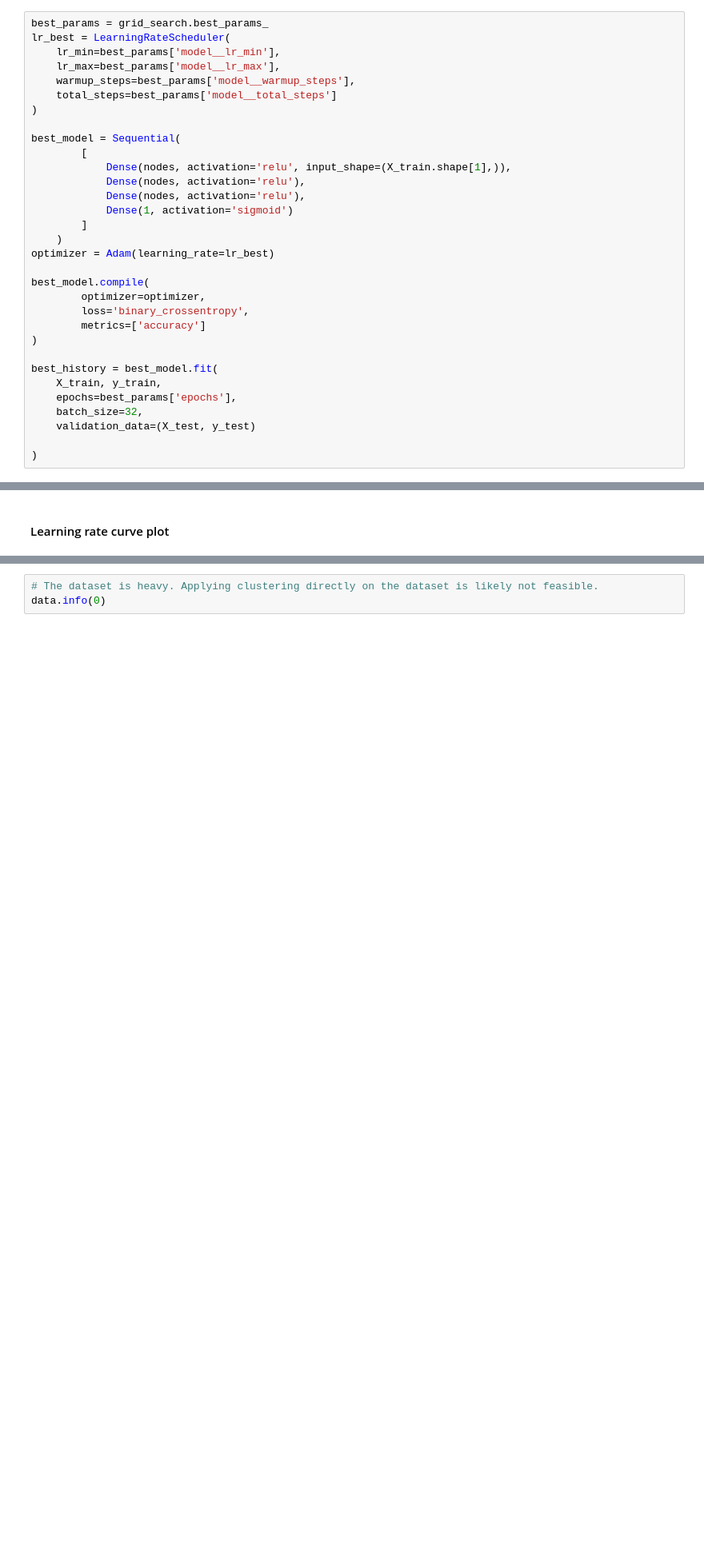
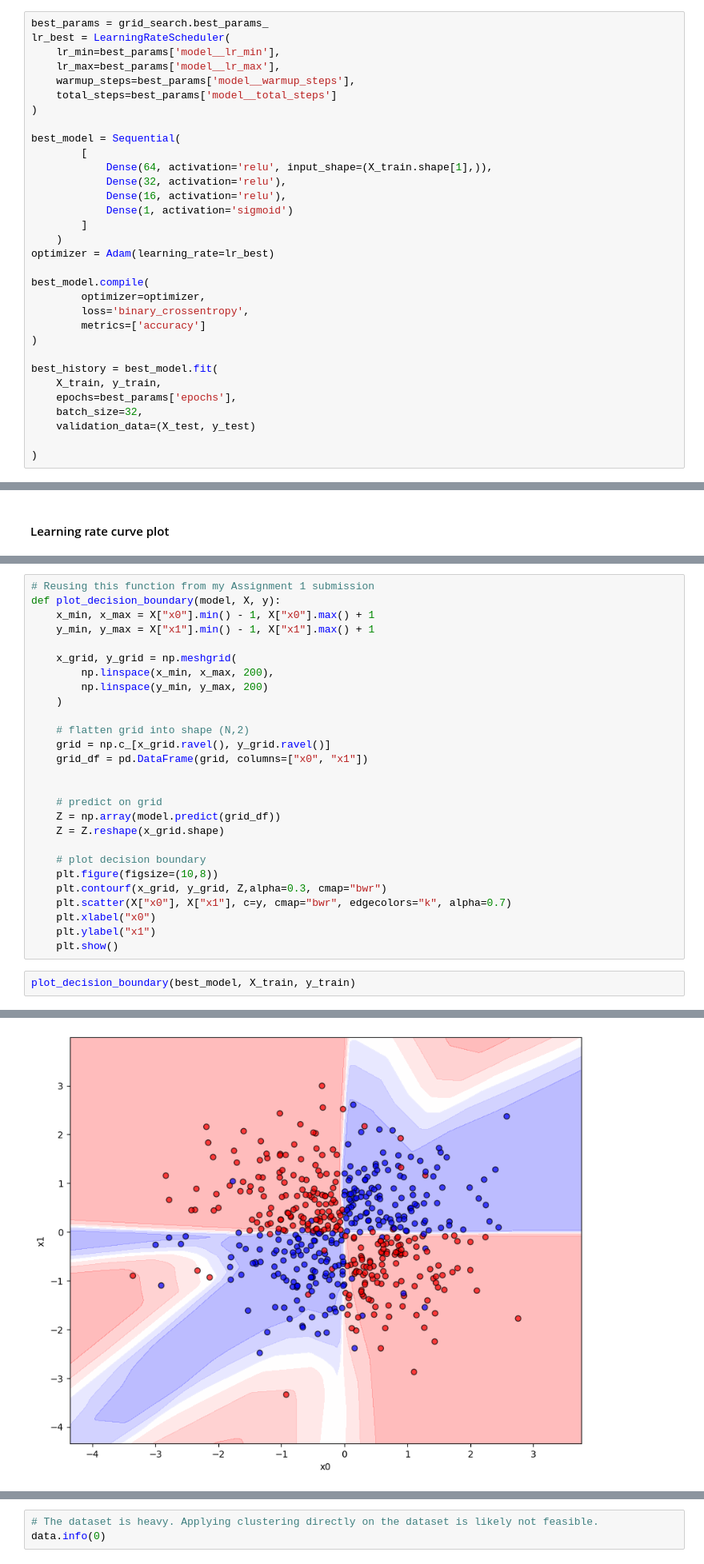
Before and after one commit to fjhanevo/TDT4172, a Jupyter notebook: Chapter_2.ipynb, the cells around one changed output, grey strips where cells are left out. Shown: that part at 80% size. Drawn from its saved outputs; the diff is of its cells as text; blank space fills up the shorter version.

```diff
--- a/Chapter_2.ipynb
+++ b/Chapter_2.ipynb
@@ -248,9 +230,9 @@ lr_best = LearningRateScheduler(
 
 best_model = Sequential(
         [
-            Dense(nodes, activation='relu', input_shape=(X_train.shape[1],)),
-            Dense(nodes, activation='relu'),
-            Dense(nodes, activation='relu'),
+            Dense(64, activation='relu', input_shape=(X_train.shape[1],)),
+            Dense(32, activation='relu'),
+            Dense(16, activation='relu'),
             Dense(1, activation='sigmoid')
         ]
     )
@@ -351,0 +336,30 @@ plt.show()
+# %%
+# Reusing this function from my Assignment 1 submission
+def plot_decision_boundary(model, X, y):
+    x_min, x_max = X["x0"].min() - 1, X["x0"].max() + 1
+    y_min, y_max = X["x1"].min() - 1, X["x1"].max() + 1
+
+    x_grid, y_grid = np.meshgrid(
+        np.linspace(x_min, x_max, 200),
+        np.linspace(y_min, y_max, 200)
+    )
+
+    # flatten grid into shape (N,2)
+    grid = np.c_[x_grid.ravel(), y_grid.ravel()]
+    grid_df = pd.DataFrame(grid, columns=["x0", "x1"])
+
+
+    # predict on grid
+    Z = np.array(model.predict(grid_df))
+    Z = Z.reshape(x_grid.shape)
+
+    # plot decision boundary
+    plt.figure(figsize=(10,8))
+    plt.contourf(x_grid, y_grid, Z,alpha=0.3, cmap="bwr")
+    plt.scatter(X["x0"], X["x1"], c=y, cmap="bwr", edgecolors="k", alpha=0.7)
+    plt.xlabel("x0")
+    plt.ylabel("x1")
+    plt.show()
+# %%
+plot_decision_boundary(best_model, X_train, y_train)
+# %% [output]
@@ -352,3 +367,4 @@ plt.show()
+[figure, added]
 # %% [markdown]
 #### Discussion
 - **How can you make sure the results are reproducable?**
```
Also changed, not shown: parts of 13 cells of this notebook.
